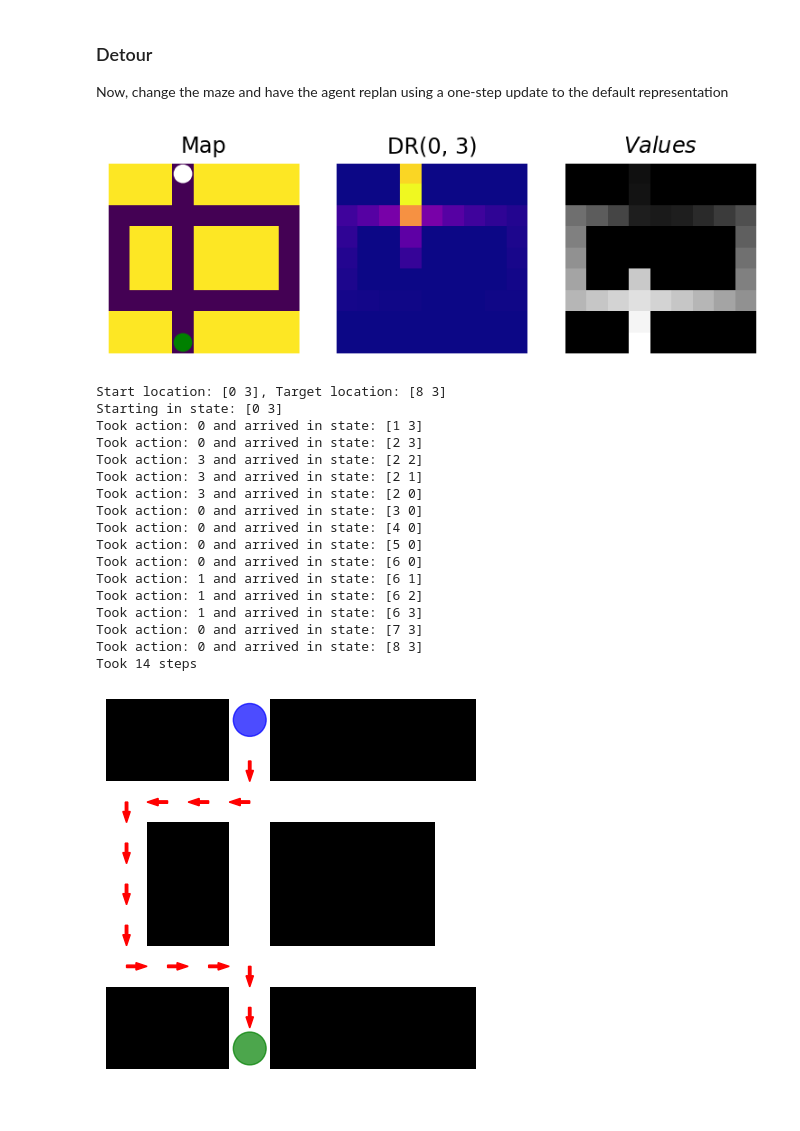
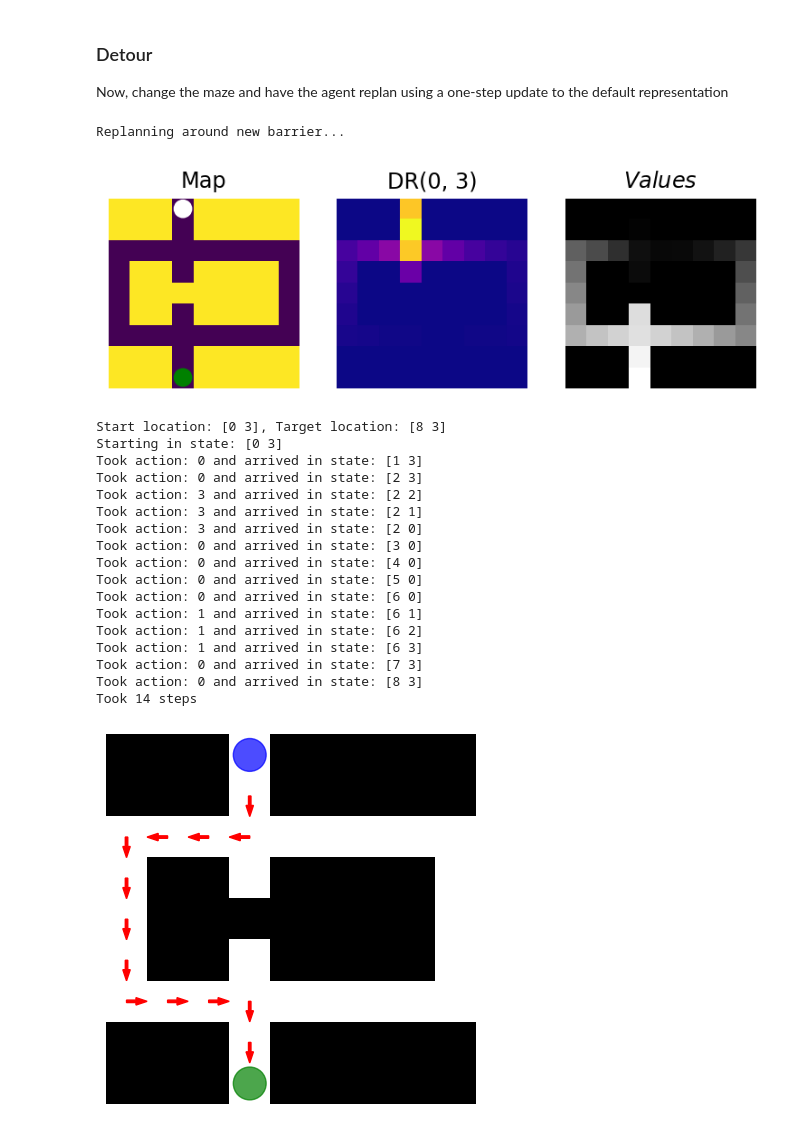
Before and after one commit to ArminBaz/LinearRL, a Jupyter notebook: src/linear-rl-det.ipynb, the cells around one changed output. Drawn from its saved outputs; the diff is of its cells as text; code cells hidden in the pictures.

Commit message:
updated replanning function, made the code cleaner by adding replan_utils

```diff
--- a/src/linear-rl-det.ipynb
+++ b/src/linear-rl-det.ipynb
@@ -47,34 +47,35 @@ Took 8 steps
 Now, change the maze and have the agent replan using a one-step update to the default representation
 # %%
 # Have the agent efficiently replan to changed environment
-agent.replan(new_env="tolman-9x9-b", loc=(4,3))
+agent.replan(new_env="tolman-9x9-b", experiment="add_barrier")
 
 # Plot the map, DR at starting state, and value function
 make_plots(agent)
 
 # Test agent
 print(f"Start location: {agent.start_loc}, Target location: {agent.target_loc}")
 traj_blocked = test_agent(agent)
 
 # Plot trajectory
 record_trajectory(agent, traj_blocked)
 # %% [output]
+Replanning around new barrier...
-[figure, old version]
+[figure, new version]
-Start location: [0 3], Target location: [8 3]
-Starting in state: [0 3]
-Took action: 0 and arrived in state: [1 3]
-Took action: 0 and arrived in state: [2 3]
-Took action: 3 and arrived in state: [2 2]
-Took action: 3 and arrived in state: [2 1]
-Took action: 3 and arrived in state: [2 0]
-Took action: 0 and arrived in state: [3 0]
-Took action: 0 and arrived in state: [4 0]
-Took action: 0 and arrived in state: [5 0]
-Took action: 0 and arrived in state: [6 0]
-Took action: 1 and arrived in state: [6 1]
-Took action: 1 and arrived in state: [6 2]
-Took action: 1 and arrived in state: [6 3]
-Took action: 0 and arrived in state: [7 3]
-Took action: 0 and arrived in state: [8 3]
-Took 14 steps
+Start location: [0 3], Target location: [8 3]
+Starting in state: [0 3]
+Took action: 0 and arrived in state: [1 3]
+Took action: 0 and arrived in state: [2 3]
+Took action: 3 and arrived in state: [2 2]
+Took action: 3 and arrived in state: [2 1]
+Took action: 3 and arrived in state: [2 0]
+Took action: 0 and arrived in state: [3 0]
+Took action: 0 and arrived in state: [4 0]
+Took action: 0 and arrived in state: [5 0]
+Took action: 0 and arrived in state: [6 0]
+Took action: 1 and arrived in state: [6 1]
+Took action: 1 and arrived in state: [6 2]
+Took action: 1 and arrived in state: [6 3]
+Took action: 0 and arrived in state: [7 3]
+Took action: 0 and arrived in state: [8 3]
+Took 14 steps
-[figure, old version]
+[figure, new version]
```
Also changed, not shown: 4 other files.
